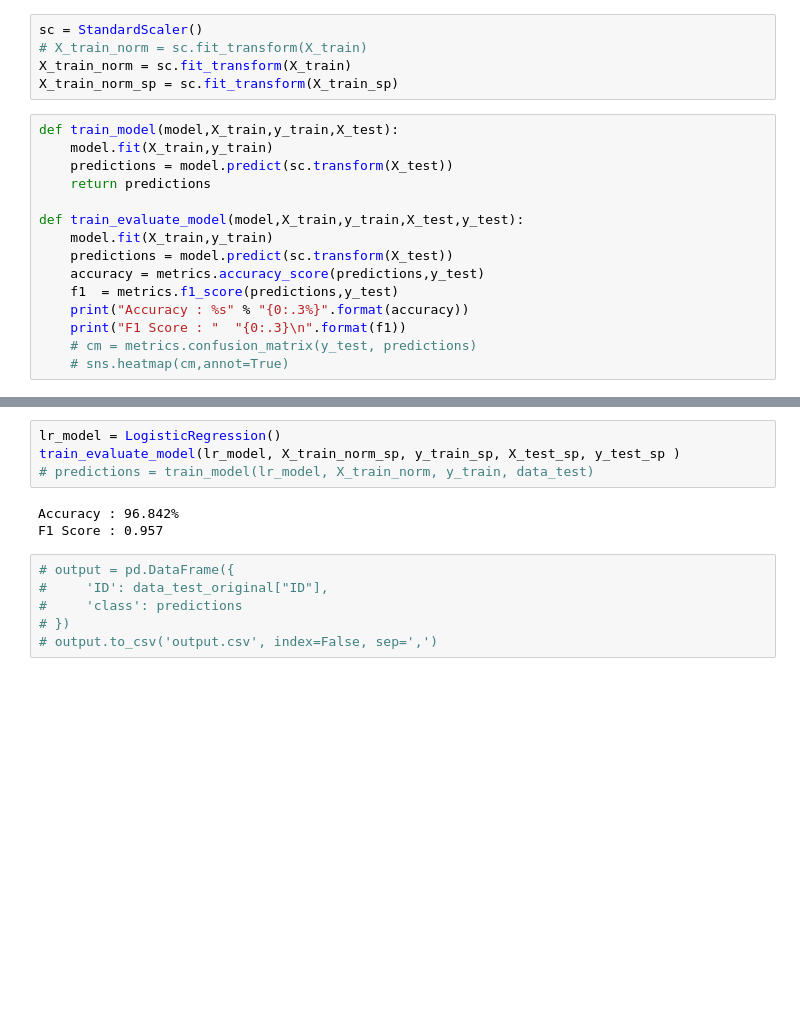
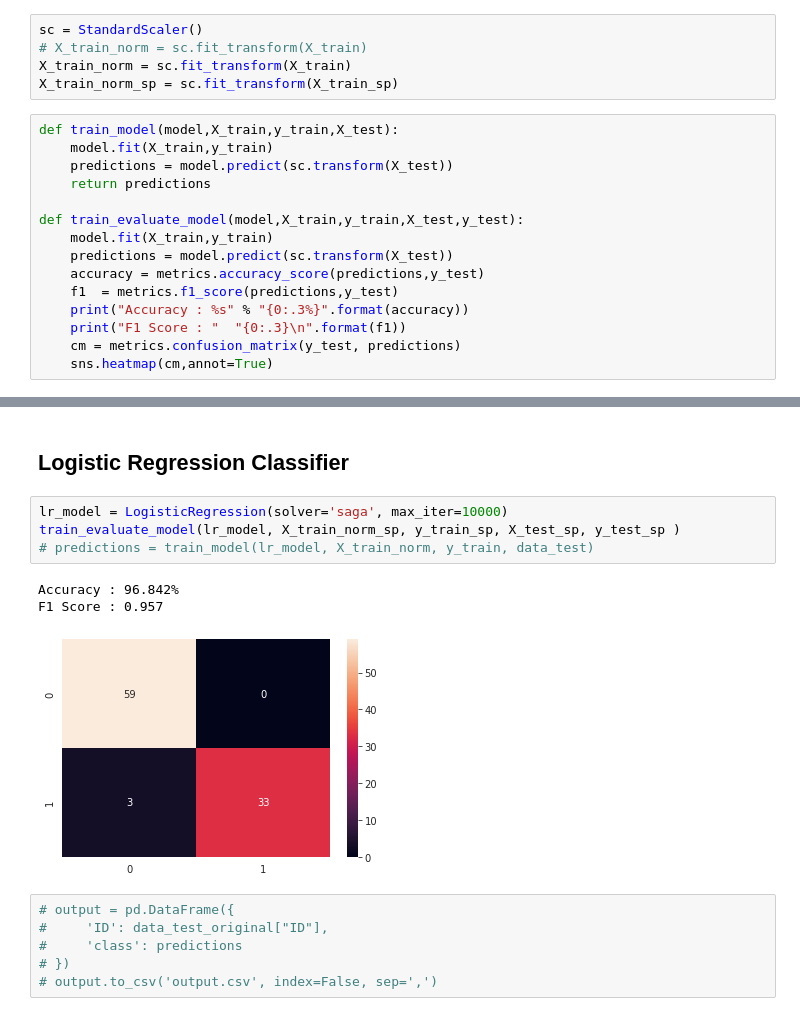
Before and after one commit to PropovedNik007/BreastCancer, a Jupyter notebook: BreastCancer.ipynb, the cells around one changed output, grey strips where cells are left out. Saved outputs shown, nothing was run; the diff lists cells and outputs as text; blank space fills up the shorter version.

Commit message:
matrix, titles

```diff
--- a/BreastCancer.ipynb
+++ b/BreastCancer.ipynb
@@ -167,5 +167,5 @@ def train_evaluate_model(model,X_train,y_train,X_test,y_test):
     f1  = metrics.f1_score(predictions,y_test)
     print("Accuracy : %s" % "{0:.3%}".format(accuracy))
     print("F1 Score : "  "{0:.3}\n".format(f1))
-    # cm = metrics.confusion_matrix(y_test, predictions)
-    # sns.heatmap(cm,annot=True)
+    cm = metrics.confusion_matrix(y_test, predictions)
+    sns.heatmap(cm,annot=True)
@@ -190,10 +196,13 @@ F1 Score : 0.944
+# %% [markdown]
+## Logistic Regression Classifier
 # %%
-lr_model = LogisticRegression()
+lr_model = LogisticRegression(solver='saga', max_iter=10000)
 train_evaluate_model(lr_model, X_train_norm_sp, y_train_sp, X_test_sp, y_test_sp )
 # predictions = train_model(lr_model, X_train_norm, y_train, data_test)
 # %% [output]
 Accuracy : 96.842%
 F1 Score : 0.957
+[figure, added]
 # %%
 # output = pd.DataFrame({
 #     'ID': data_test_original["ID"],
```
Also changed, not shown: parts of 5 cells of this notebook.
